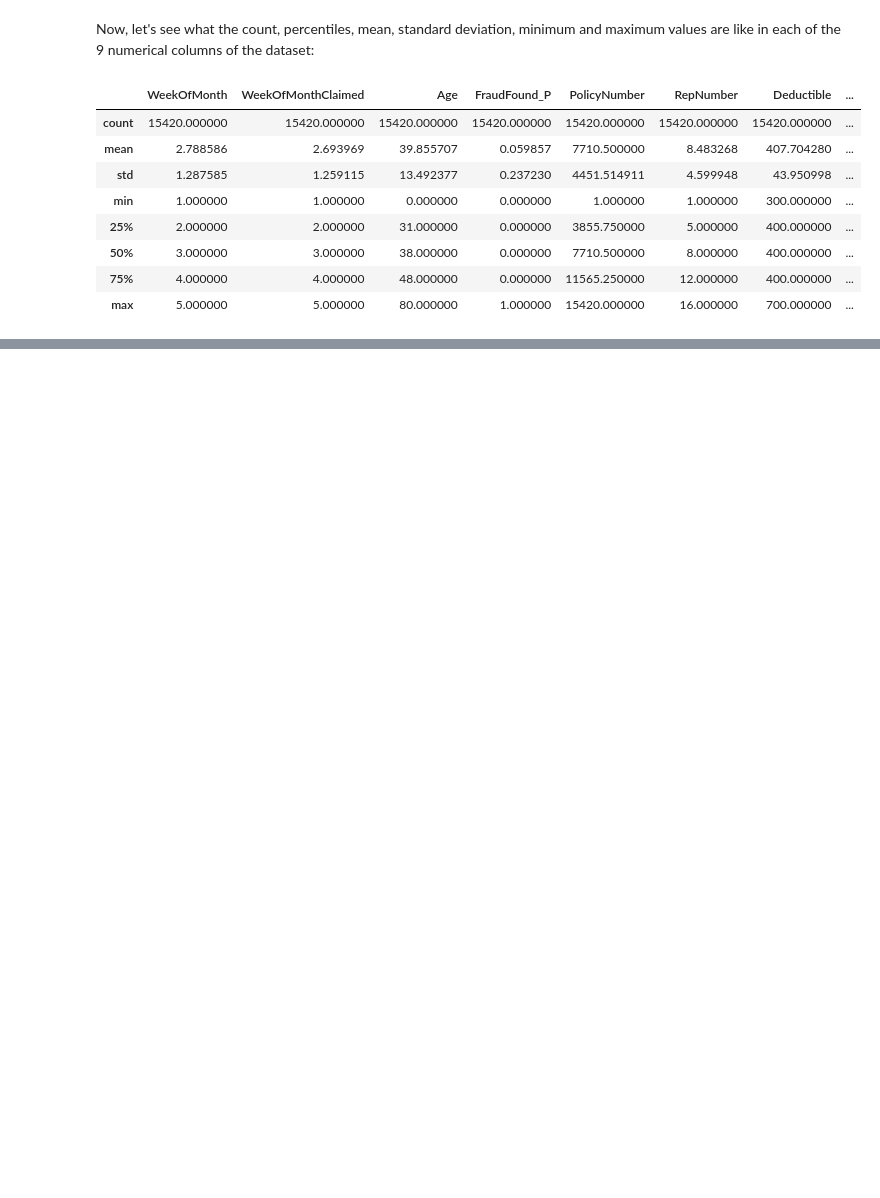
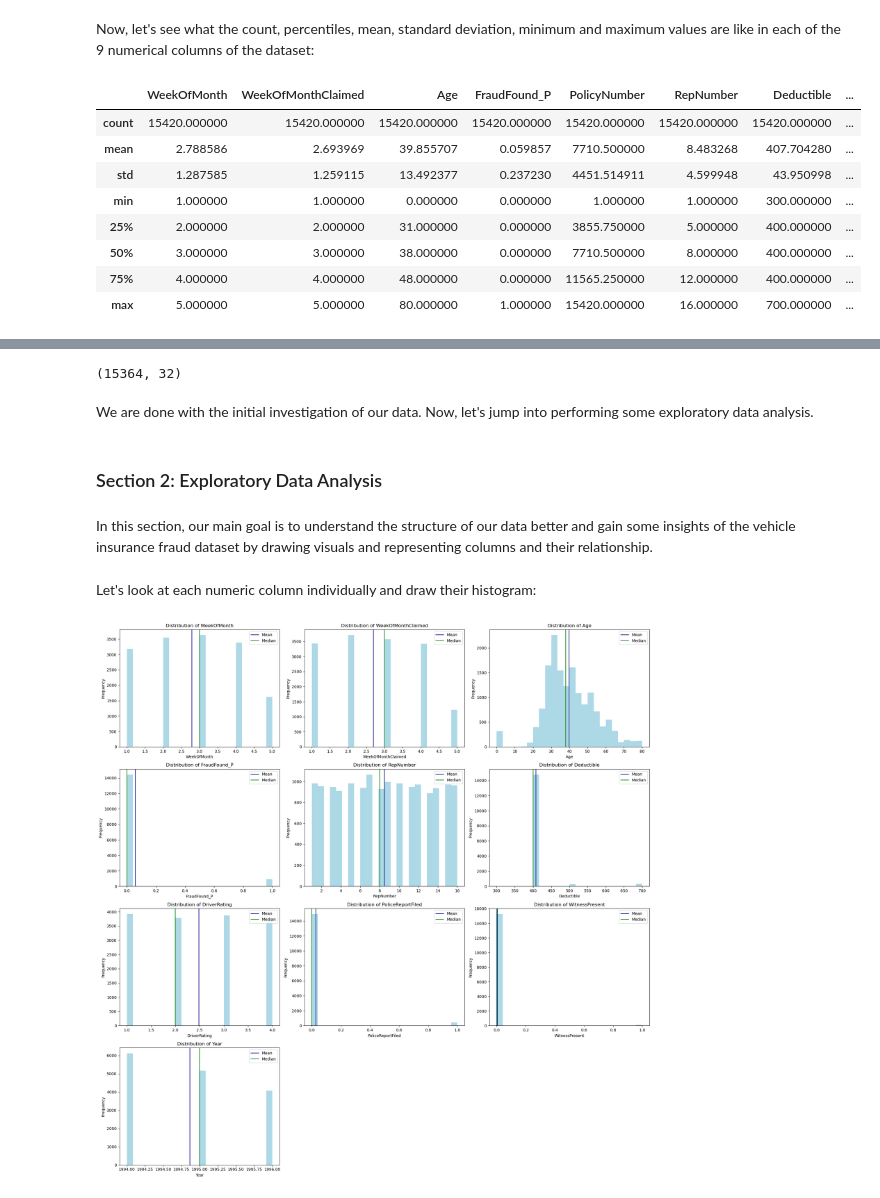
Before and after one commit to HannahLal/vehicle-insurance-fraud, a Jupyter notebook: notebooks/exploratory_data_analysis.ipynb, the cells around one changed output, grey strips where cells are left out. Saved outputs shown, nothing was run; the diff lists cells and outputs as text; code cells hidden in the pictures; blank space fills up the shorter version.

```diff
--- a/notebooks/exploratory_data_analysis.ipynb
+++ b/notebooks/exploratory_data_analysis.ipynb
@@ -172,0 +339,8 @@ df.describe()
+# %%
+for col in df.columns:
+    if col != 'FraudFound_P':
+        missing_values = df[col].isna().sum() + len(df[df[col]=='none']) + len(df[df[col]=='0'])
+        missing_percent = round((missing_values/len(df))*100,2)
+        if missing_percent > 0:
+            print(f'{col}: ',end="----------------------")
+            print(f'{missing_percent}%')
@@ -172,0 +463,46 @@ df.describe()
+# %%
+df = df.drop(columns="PolicyNumber")
+df.shape
+# %% [output]
+(15364, 32)
+# %% [markdown]
+We are done with the initial investigation of our data. Now, let's jump into performing some exploratory data analysis.
+# %% [markdown]
+### Section 2: Exploratory Data Analysis
+# %% [markdown]
+In this section, our main goal is to understand the structure of our data better and gain some insights of the vehicle insurance fraud dataset by drawing visuals and representing columns and their relationship.
+# %% [markdown]
+Let's look at each numeric column individually and draw their histogram:
+# %%
+df_numeric = df.select_dtypes(include="number")
+
+# for each numeric column, create a subplot
+fig, axes = plt.subplots(4,3, figsize=(20,20))
+
+# Creating the for loop
+for plot_num, col in enumerate(df_numeric.columns, start=1):
+
+    # draw histogram of the current column
+    plt.subplot(4,3,plot_num)
+    plt.hist(df[col], color='lightblue', bins=24)
+
+    # Set plot attributes:
+    plt.xlabel(col)
+    plt.ylabel('Frequency')
+    plt.title(f"Distribution of {col}")
+
+    # Draw vertical lines for mean and median of numeric cols
+    plt.axvline(df[col].mean(), c='darkblue', label='Mean')
+    plt.axvline(df[col].median(), c='green', label='Median')
+    plt.legend()
+
+# tighten subplots
+plt.tight_layout()
+
+
+# hiding the empty plots:
+fig.delaxes(axes[3][2])
+fig.delaxes(axes[3][1])
+plt.show()
+# %% [output]
+[figure, added]
```
Also changed, not shown: parts of 56 cells of this notebook.
